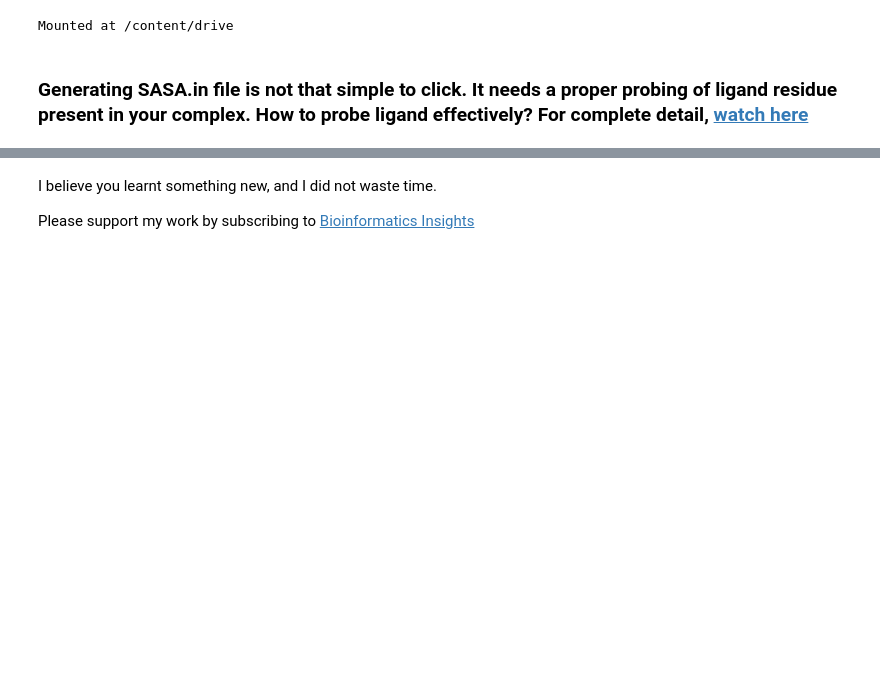
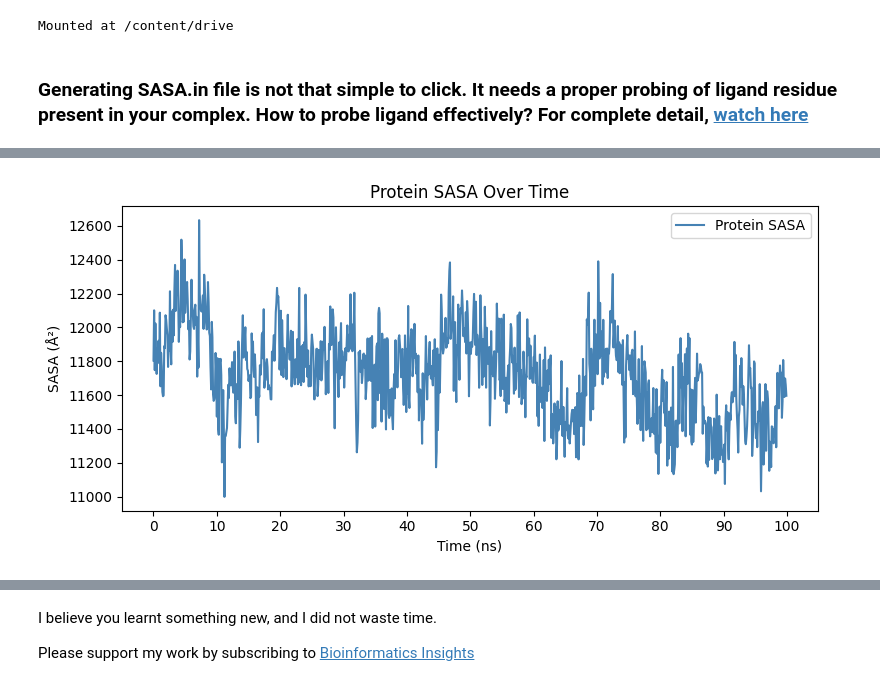
Before and after one commit to Ash100/MDS, a Jupyter notebook: SSA.ipynb, the cells around one changed output, grey strips where cells are left out. Drawn from its saved outputs; the diff is of its cells as text; code cells hidden in the pictures; blank space fills up the shorter version.

```diff
--- a/SSA.ipynb
+++ b/SSA.ipynb
@@ -100,15 +143,21 @@ print(f"Complex SASA: {len(sasa_complex)}")
 # %%
-#@title plot protein SASA
+import numpy as np
 import matplotlib.pyplot as plt
 
+# Convert frame numbers to time in ns
+time_ns = np.array(frames_protein) / 10  # Adjust if needed
+
 plt.figure(figsize=(8, 4))
-plt.plot(frames_protein, sasa_protein, color='steelblue', label='Protein SASA')
-plt.xlabel("Frame")
+plt.plot(time_ns, sasa_protein, color='steelblue', label='Protein SASA')
+plt.xlabel("Time (ns)")
 plt.ylabel("SASA (Å²)")
 plt.title("Protein SASA Over Time")
-plt.grid(True)
+plt.xticks(np.arange(0, 110, 10))  # Set X-axis ticks
+# plt.grid(True)  # <- Removed to avoid cross lines
 plt.legend()
 plt.tight_layout()
-plt.savefig("/content/test_protein.png", dpi=600)
+plt.savefig("/content/95424080R_protein.png", dpi=1200)
 plt.show()
+# %% [output]
+[figure, added]
 # %%
```
Also changed, not shown: parts of 10 cells of this notebook.
